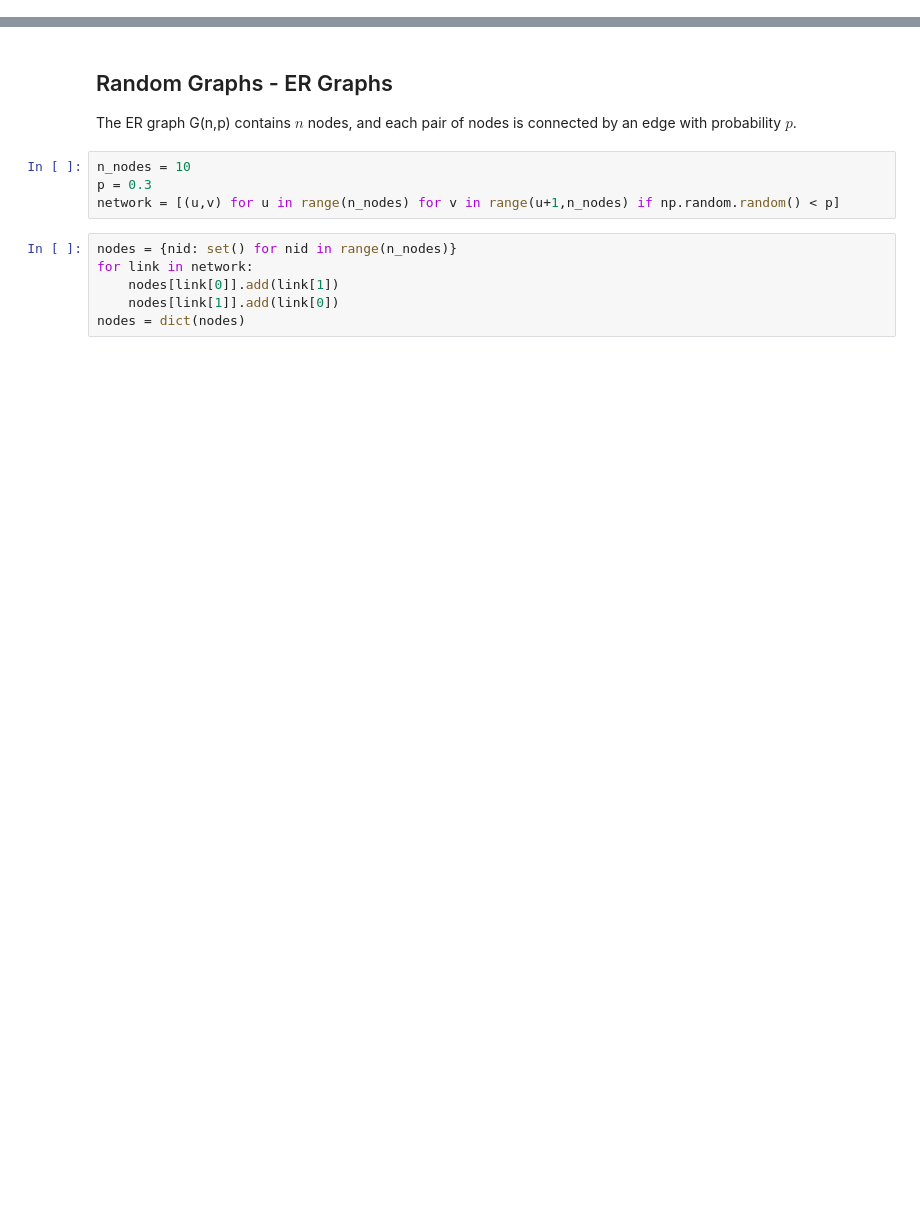
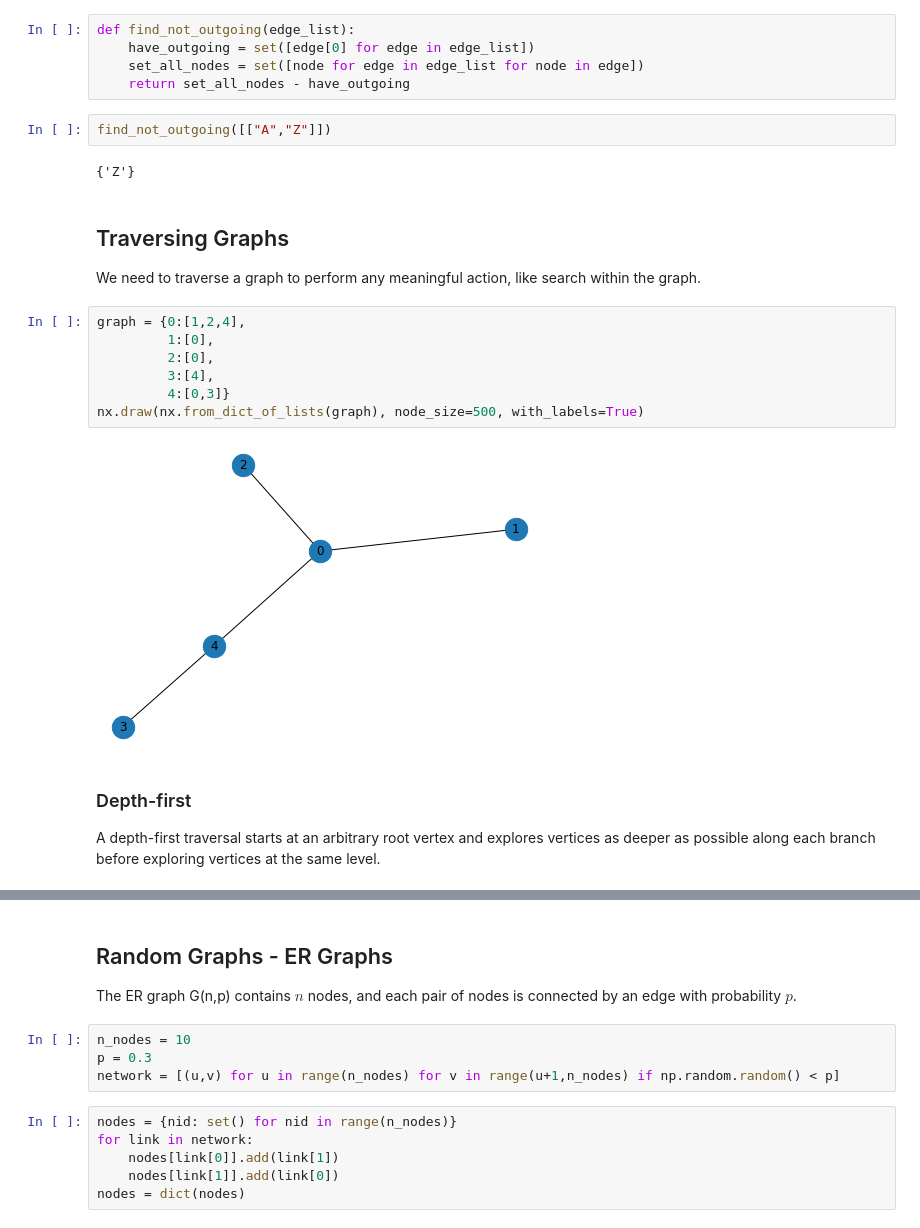
Before and after one commit to phonosync/fromscratch, a Jupyter notebook: graphs/graphs.ipynb, the cells around one changed output, grey strips where cells are left out. Saved outputs shown, nothing was run; the diff lists cells and outputs as text; blank space fills up the shorter version.

```diff
--- a/graphs/graphs.ipynb
+++ b/graphs/graphs.ipynb
@@ -83,0 +144,24 @@ True
+# %%
+def find_not_outgoing(edge_list):
+    have_outgoing = set([edge[0] for edge in edge_list])
+    set_all_nodes = set([node for edge in edge_list for node in edge])
+    return set_all_nodes - have_outgoing
+# %%
+find_not_outgoing([["A","Z"]])
+# %% [output]
+{'Z'}
+# %% [markdown]
+## Traversing Graphs
+We need to traverse a graph to perform any meaningful action, like search within the graph.
+# %%
+graph = {0:[1,2,4],
+         1:[0],
+         2:[0],
+         3:[4],
+         4:[0,3]}
+nx.draw(nx.from_dict_of_lists(graph), node_size=500, with_labels=True)
+# %% [output]
+[figure, added]
+# %% [markdown]
+### Depth-first
+A depth-first traversal starts at an arbitrary root vertex and explores vertices as deeper as possible along each branch before exploring vertices at the same level.
```
Also changed, not shown: parts of 73 cells of this notebook, 1 other file.
